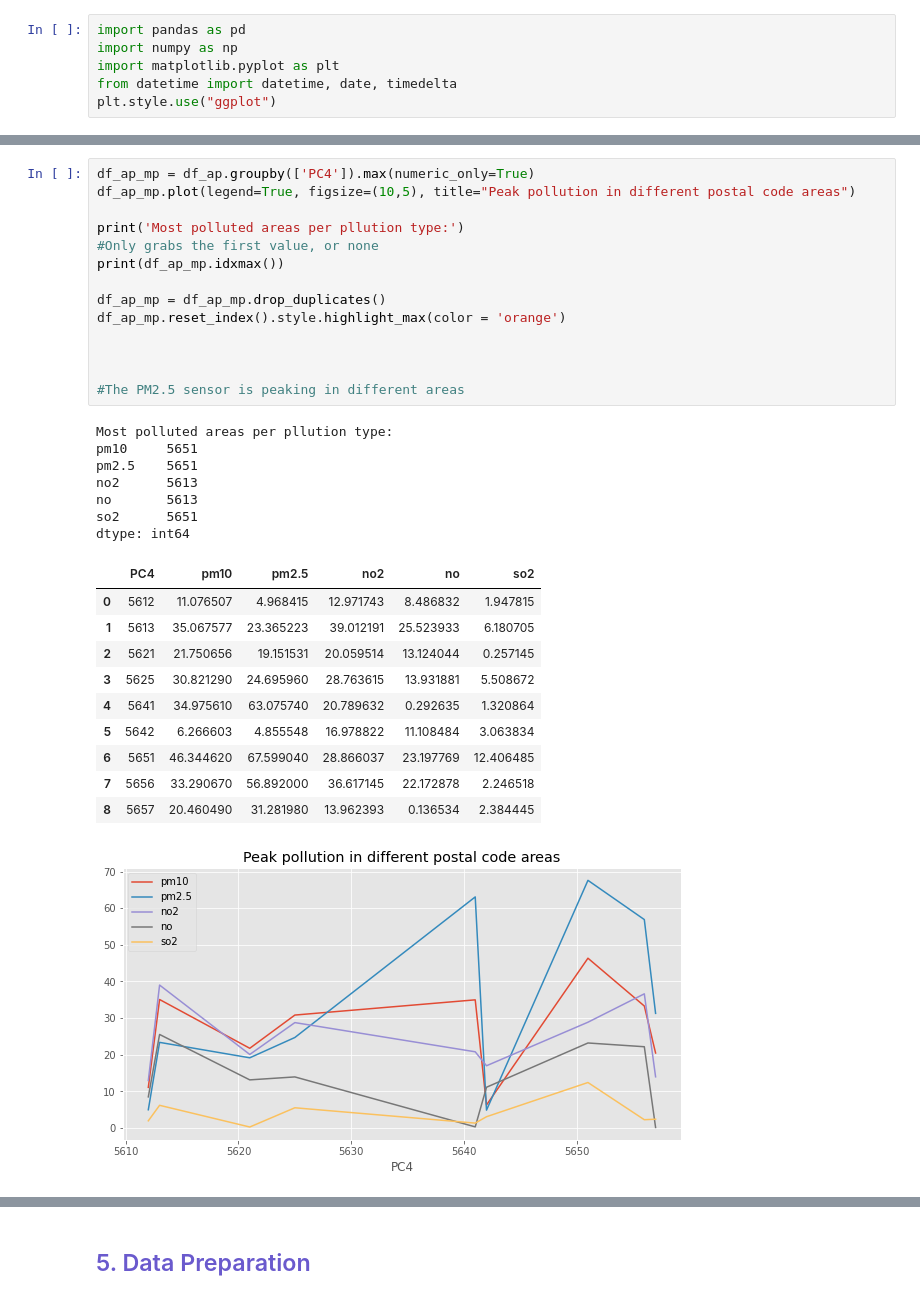
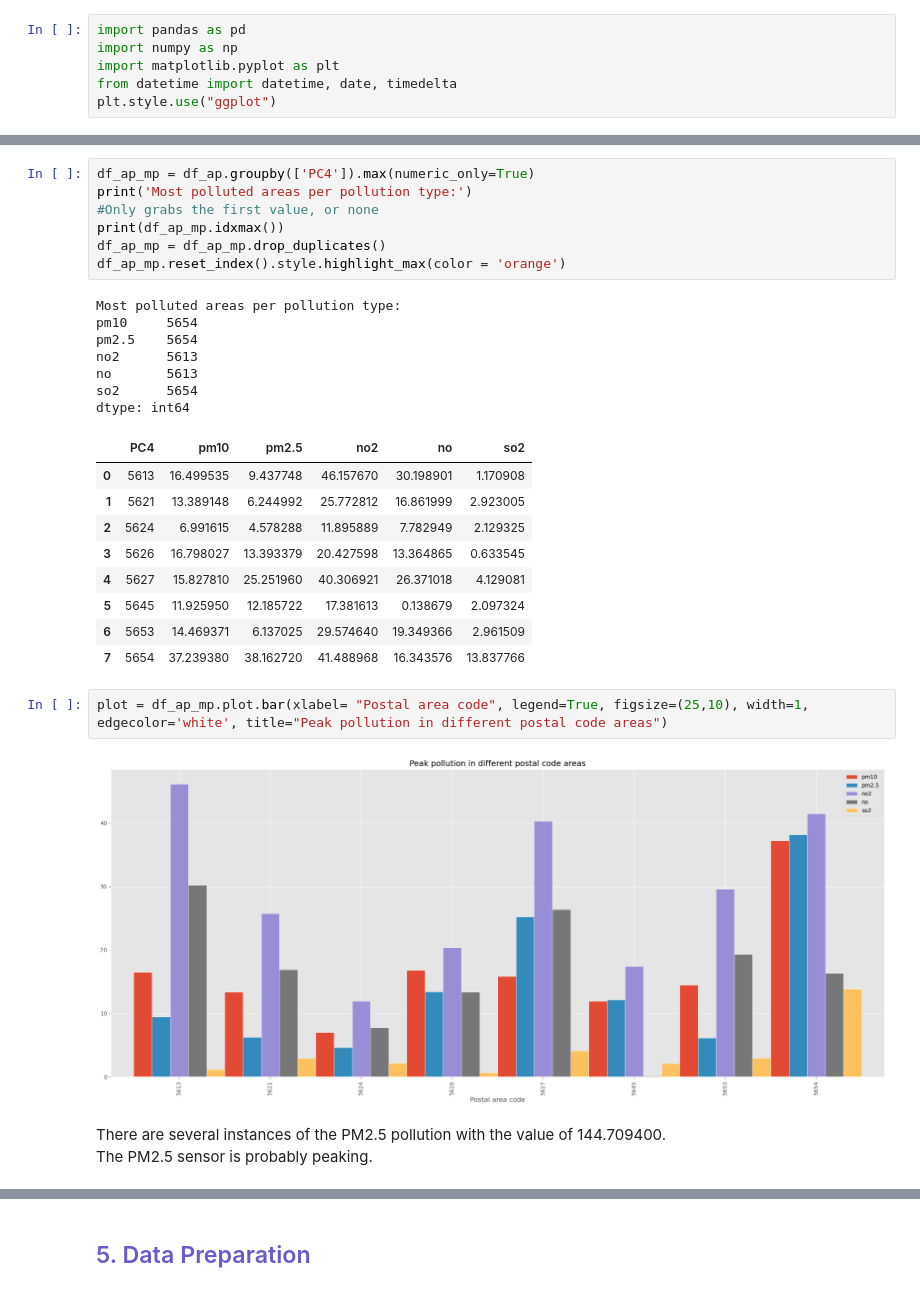
Before and after one commit to rawan-a-d/Air-Quality-Prediction, a Jupyter notebook: air_pollution.ipynb, the cells around one changed output, grey strips where cells are left out. Saved outputs shown, nothing was run; the diff lists cells and outputs as text.

```diff
--- a/air_pollution.ipynb
+++ b/air_pollution.ipynb
@@ -203,34 +221,32 @@ Most populted areas with the polution type:
 # %%
 df_ap_mp = df_ap.groupby(['PC4']).max(numeric_only=True)
-df_ap_mp.plot(legend=True, figsize=(10,5), title="Peak pollution in different postal code areas")
-
-print('Most polluted areas per pllution type:')
+print('Most polluted areas per pollution type:')
 #Only grabs the first value, or none
 print(df_ap_mp.idxmax())
-
 df_ap_mp = df_ap_mp.drop_duplicates()
 df_ap_mp.reset_index().style.highlight_max(color = 'orange')
-
-
-
-#The PM2.5 sensor is peaking in different areas
 # %% [output]
-Most polluted areas per pllution type:
-pm10     5651
-pm2.5    5651
+Most polluted areas per pollution type:
+pm10     5654
+pm2.5    5654
 no2      5613
 no       5613
-so2      5651
+so2      5654
 dtype: int64
 |  | PC4 | pm10 | pm2.5 | no2 | no | so2 |
-| 0 | 5612 | 11.076507 | 4.968415 | 12.971743 | 8.486832 | 1.947815 |
-| 1 | 5613 | 35.067577 | 23.365223 | 39.012191 | 25.523933 | 6.180705 |
-| 2 | 5621 | 21.750656 | 19.151531 | 20.059514 | 13.124044 | 0.257145 |
-| 3 | 5625 | 30.821290 | 24.695960 | 28.763615 | 13.931881 | 5.508672 |
-| 4 | 5641 | 34.975610 | 63.075740 | 20.789632 | 0.292635 | 1.320864 |
-| 5 | 5642 | 6.266603 | 4.855548 | 16.978822 | 11.108484 | 3.063834 |
-| 6 | 5651 | 46.344620 | 67.599040 | 28.866037 | 23.197769 | 12.406485 |
-| 7 | 5656 | 33.290670 | 56.892000 | 36.617145 | 22.172878 | 2.246518 |
-| 8 | 5657 | 20.460490 | 31.281980 | 13.962393 | 0.136534 | 2.384445 |
+| 0 | 5613 | 16.499535 | 9.437748 | 46.157670 | 30.198901 | 1.170908 |
+| 1 | 5621 | 13.389148 | 6.244992 | 25.772812 | 16.861999 | 2.923005 |
+| 2 | 5624 | 6.991615 | 4.578288 | 11.895889 | 7.782949 | 2.129325 |
+| 3 | 5626 | 16.798027 | 13.393379 | 20.427598 | 13.364865 | 0.633545 |
+| 4 | 5627 | 15.827810 | 25.251960 | 40.306921 | 26.371018 | 4.129081 |
+| 5 | 5645 | 11.925950 | 12.185722 | 17.381613 | 0.138679 | 2.097324 |
+| 6 | 5653 | 14.469371 | 6.137025 | 29.574640 | 19.349366 | 2.961509 |
+| 7 | 5654 | 37.239380 | 38.162720 | 41.488968 | 16.343576 | 13.837766 |
-[figure, removed]
+# %%
+plot = df_ap_mp.plot.bar(xlabel= "Postal area code", legend=True, figsize=(25,10), width=1, edgecolor='white', title="Peak pollution in different postal code areas")
+# %% [output]
+[figure, added]
+# %% [markdown]
+There are several instances of the PM2.5 pollution with the value of 144.709400. <br>
+The PM2.5 sensor is probably peaking.
 # %% [markdown]
```
Also changed, not shown: parts of 38 cells of this notebook.
